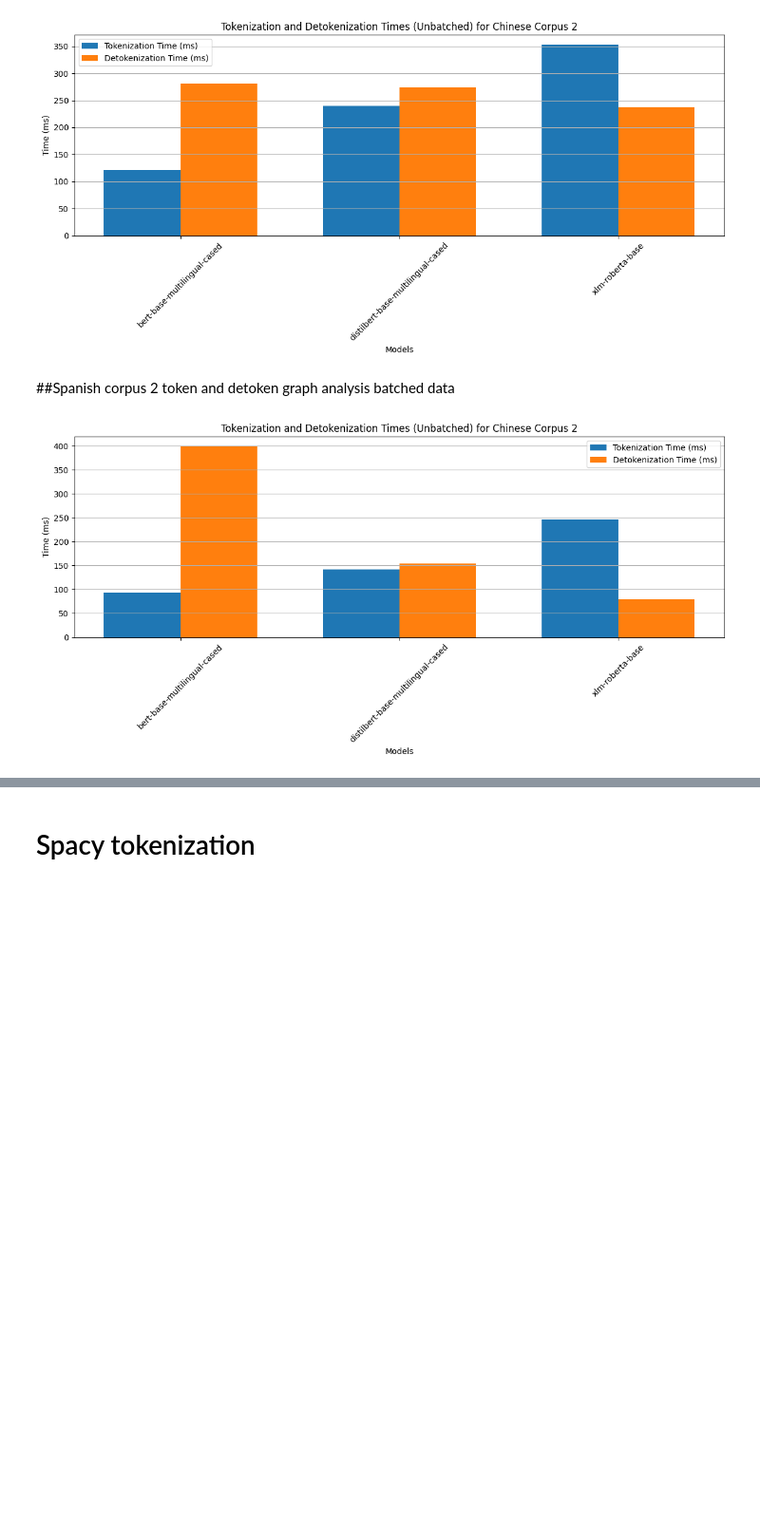
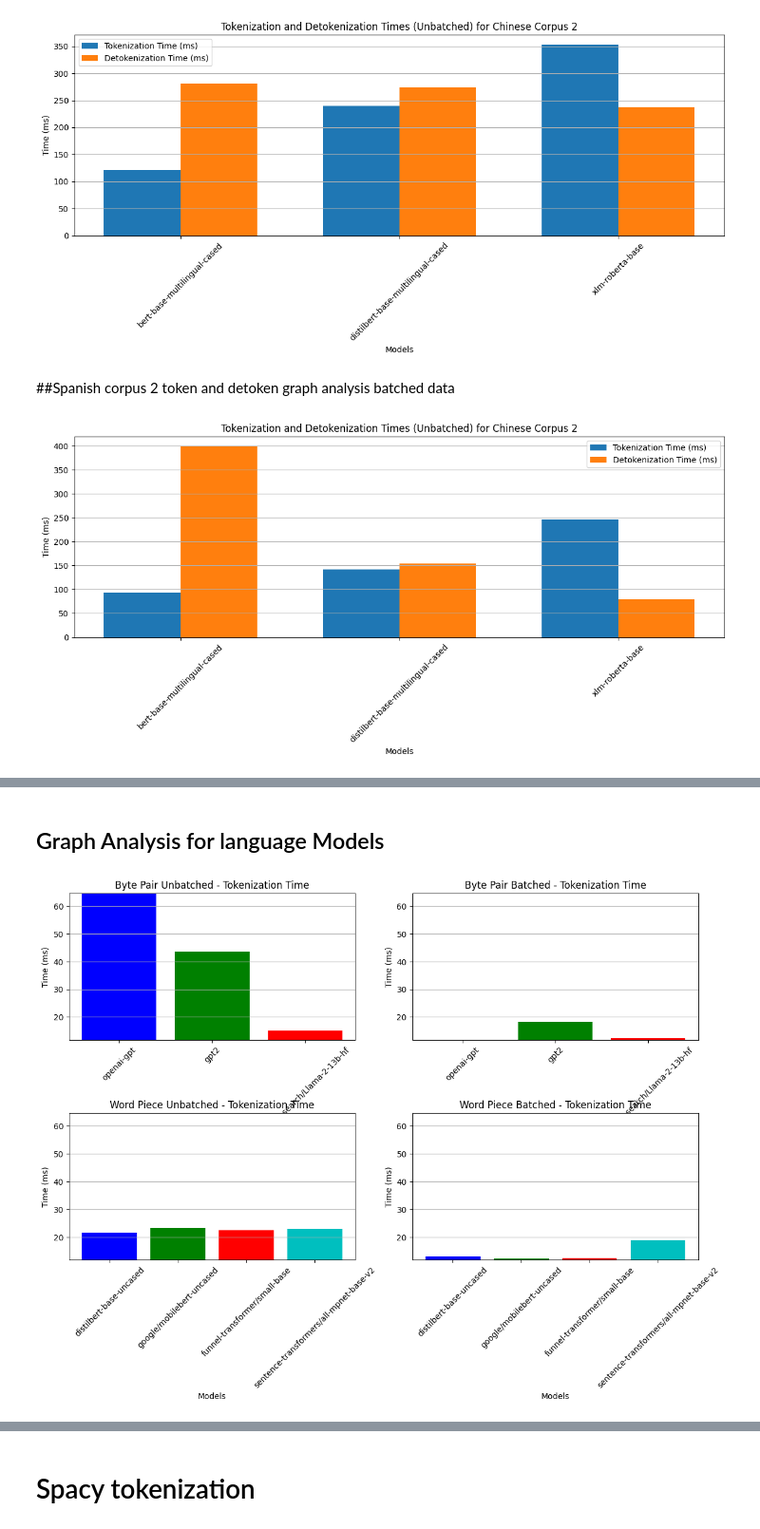
Before and after one commit to Yapping72/ICT3102-e-mc2-assignment-1, a Jupyter notebook: ICT3102_Assignment1.ipynb, the cells around one changed output, grey strips where cells are left out. Shown at 95% size. Drawn from its saved outputs; the diff is of its cells as text; code cells hidden in the pictures; blank space fills up the shorter version.

```diff
--- a/ICT3102_Assignment1.ipynb
+++ b/ICT3102_Assignment1.ipynb
@@ -811,2 +865,74 @@ print(spanish_corpus2_timing_batched)
+# %% [markdown]
+## Graph Analysis for language Models
+# %%
+import matplotlib.pyplot as plt
+import numpy as np
+
+# Define colors for the bars (same as before)
+colors = ['b', 'g', 'r', 'c', 'm', 'y', 'k', '#FFA500', '#00FF00', '#800080', '#FF00FF', '#008080', '#FFFF00', '#808080', '#800000', '#FF0000']
+
+# Define the data and labels (same as before)
+data = [
+    byte_pair_timing_unbatched,
+    byte_pair_timing_batched,
+    word_piece_timing_unbatched,
+    word_piece_timing_batched,
+]
+
+labels = [
+    'Byte Pair Unbatched',
+    'Byte Pair Batched',
+    'Word Piece Unbatched',
+    'Word Piece Batched',
+]
+
+# Create subplots in a grid layout
+n_rows = 2  # Number of rows (one for each pair of methods)
+n_cols = 2  # Number of columns (Unbatched and Batched)
+
+fig, axs = plt.subplots(n_rows, n_cols, figsize=(14, 8))  # Adjust the figure height and width
+
+# Initialize variables to store min and max values for y-axis scaling
+min_value = float('inf')
+max_value = float('-inf')
+
+# Iterate through data and labels, creating subplots
+for i, (label, d) in enumerate(zip(labels, data)):
+    row = i // n_cols  # Calculate the row index
+    col = i % n_cols   # Calculate the column index
+
+    methods = []
+    tokenization_times = []
+
+    for method, times in d.items():
+        if method == 'method':
+            continue
+        methods.append(method)
+        tokenization_time = times.get('Tokenization', 0.0)
+        tokenization_times.append(tokenization_time)
+
+    ax = axs[row, col]
+    ax.bar(methods, tokenization_times, color=colors)
+    ax.set_title(f"{label} - Tokenization Time")
+    ax.set_xlabel('Models')
+    ax.set_ylabel('Time (ms)')
+    ax.set_xticklabels(methods, rotation=45)
+    ax.grid(axis='y')
+
+    # Update min and max values for y-axis scaling
+    min_value = min(min_value, min(tokenization_times))
+    max_value = max(max_value, max(tokenization_times))
+
+# Set a common y-axis scale for all subplots
+for ax in axs.flatten():
+    ax.set_ylim(min_value, max_value)
+
+# Adjust spacing between subplots and add padding at the top
+plt.subplots_adjust(hspace=0.5, top=0.9)
+
+# Show the plot
+plt.show()
+# %% [output]
+[figure, added]
 # %%
 import matplotlib.pyplot as plt
```
Also changed, not shown: parts of 20 cells of this notebook.
